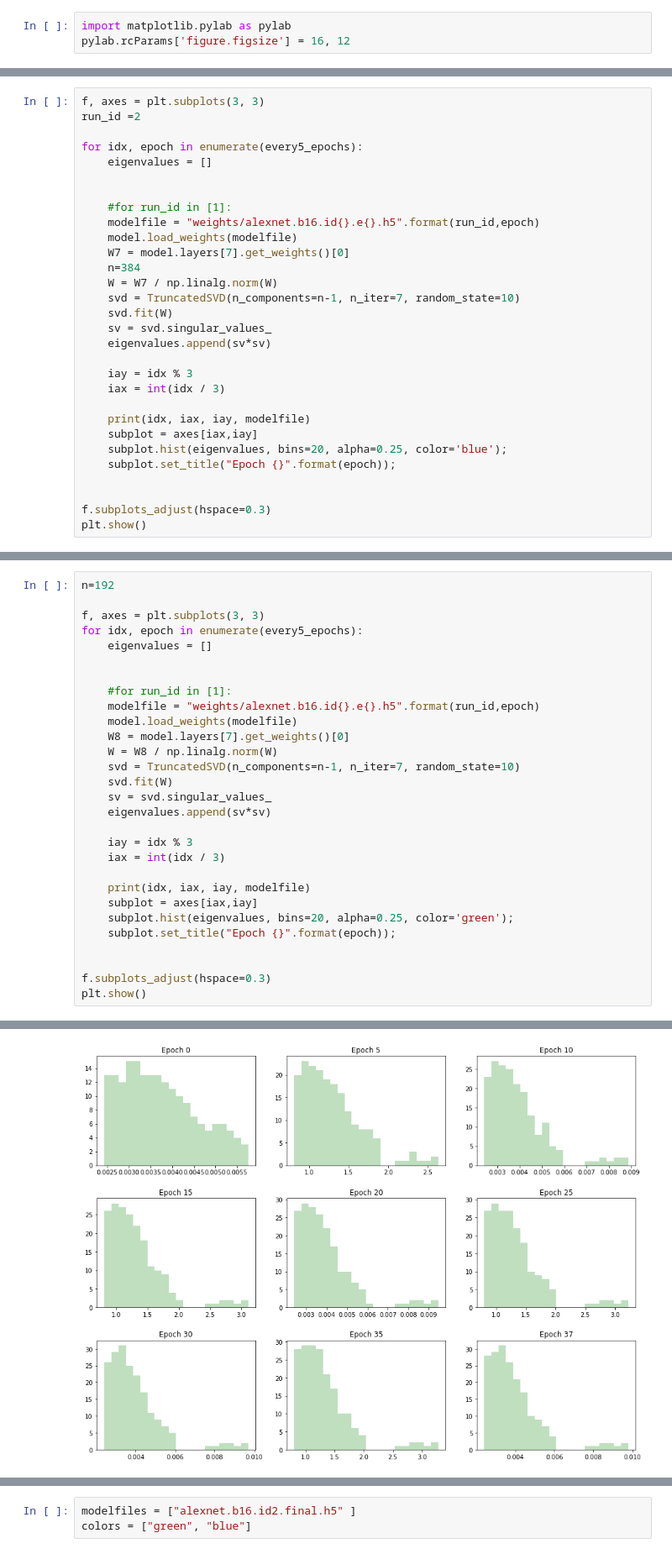
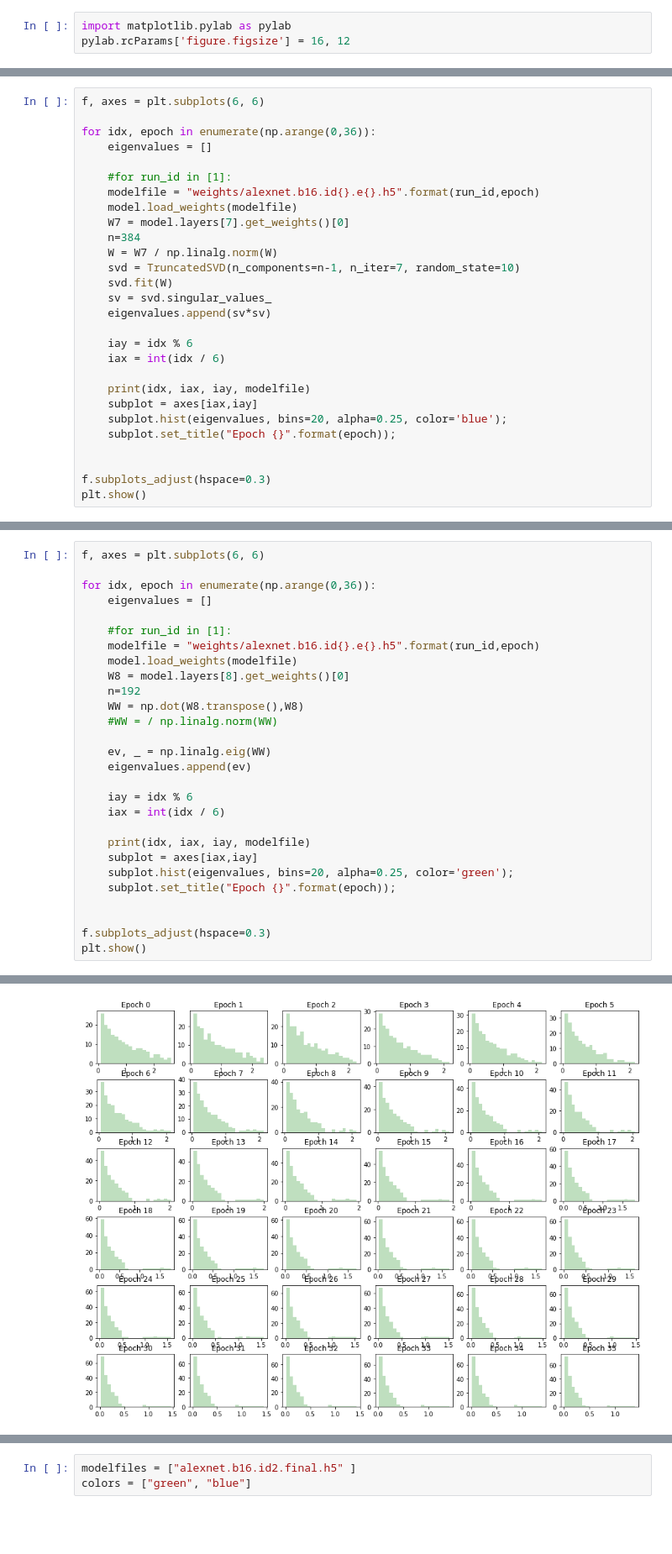
Before and after one commit to CalculatedContent/DLGeneralization, a Jupyter notebook: Mini Alexnet/AlexNet-Entropy-and-RMT-Analysis.ipynb, the cells around one changed output, grey strips where cells are left out. Shown at 84% size. Saved outputs shown, nothing was run; the diff lists cells and outputs as text; blank space fills up the shorter version.

```diff
--- a/Mini Alexnet/AlexNet-Entropy-and-RMT-Analysis.ipynb
+++ b/Mini Alexnet/AlexNet-Entropy-and-RMT-Analysis.ipynb
@@ -204,10 +202,8 @@ pylab.rcParams['figure.figsize'] = 16, 12
 # %%
-f, axes = plt.subplots(3, 3)
-run_id =2
+f, axes = plt.subplots(6, 6)
 
-for idx, epoch in enumerate(every5_epochs):
+for idx, epoch in enumerate(np.arange(0,36)):
     eigenvalues = []
-
 
     #for run_id in [1]:
     modelfile = "weights/alexnet.b16.id{}.e{}.h5".format(run_id,epoch)
@@ -220,8 +216,8 @@ for idx, epoch in enumerate(every5_epochs):
     sv = svd.singular_values_
     eigenvalues.append(sv*sv)
 
-    iay = idx % 3
-    iax = int(idx / 3)
+    iay = idx % 6
+    iax = int(idx / 6)
 
     print(idx, iax, iay, modelfile)
     subplot = axes[iax,iay]
@@ -248,23 +249,22 @@ plt.show()
 # %%
-n=192
+f, axes = plt.subplots(6, 6)
 
-f, axes = plt.subplots(3, 3)
-for idx, epoch in enumerate(every5_epochs):
+for idx, epoch in enumerate(np.arange(0,36)):
     eigenvalues = []
-
 
     #for run_id in [1]:
     modelfile = "weights/alexnet.b16.id{}.e{}.h5".format(run_id,epoch)
     model.load_weights(modelfile)
-    W8 = model.layers[7].get_weights()[0]
-    W = W8 / np.linalg.norm(W)
-    svd = TruncatedSVD(n_components=n-1, n_iter=7, random_state=10)
-    svd.fit(W)
-    sv = svd.singular_values_
-    eigenvalues.append(sv*sv)
+    W8 = model.layers[8].get_weights()[0]
+    n=192
+    WW = np.dot(W8.transpose(),W8)
+    #WW = / np.linalg.norm(WW)
 
-    iay = idx % 3
-    iax = int(idx / 3)
+    ev, _ = np.linalg.eig(WW)
+    eigenvalues.append(ev)
+
+    iay = idx % 6
+    iax = int(idx / 6)
 
     print(idx, iax, iay, modelfile)
     subplot = axes[iax,iay]
@@ -287 +295 @@ plt.show()
-[figure, old version]
+[figure, new version]
```
Also changed, not shown: parts of 8 cells of this notebook.
